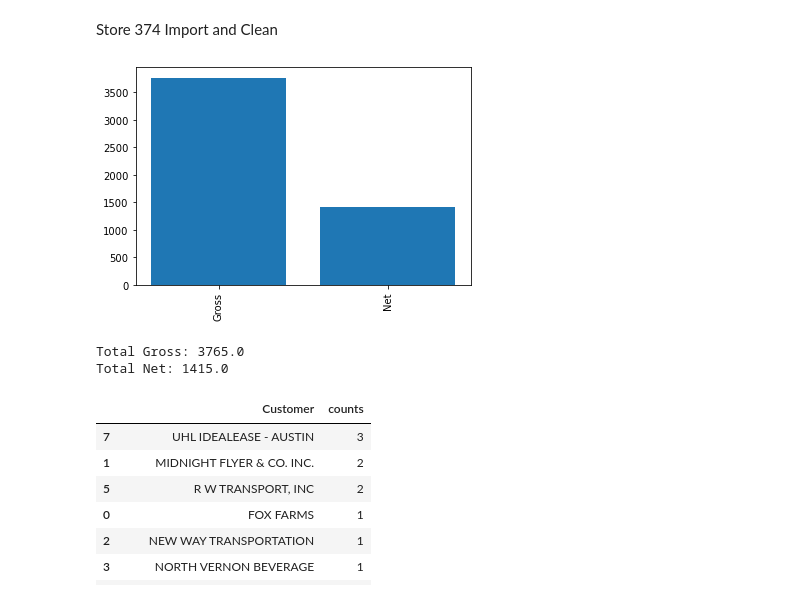
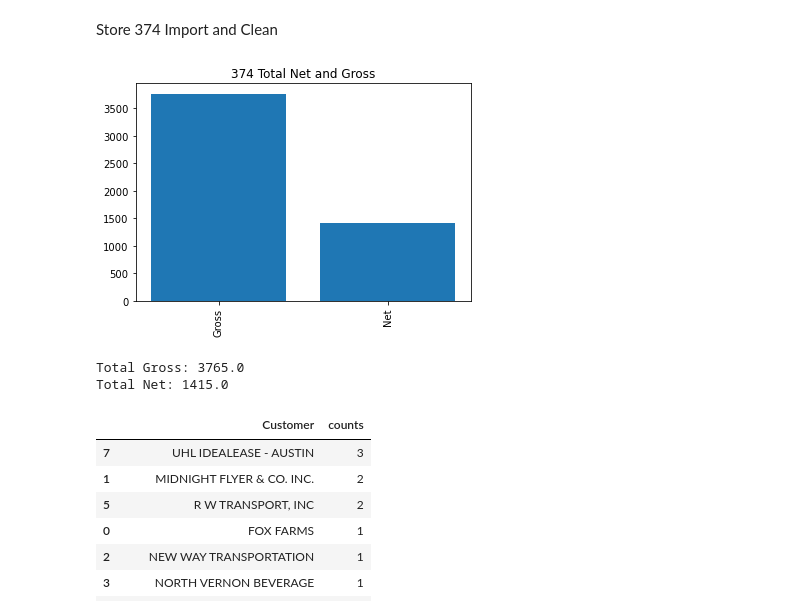
Before and after one commit to dmorton714/vis, a Jupyter notebook: import_ready.ipynb, the cells around one changed output. Cells and saved outputs as stored; diff of their text form; code cells hidden in the pictures.

```diff
--- a/import_ready.ipynb
+++ b/import_ready.ipynb
@@ -221,35 +222,35 @@ df3 = df3.dropna(how="all")
 Gross = df3.Qty * df3.Price
 df3['Gross'] = Gross.where(df3.Price == 'Qty', other=Gross)
 
 Net = df3.Qty * df3.Cost
 df3['Net'] = Net.where(df3.Cost == 'Qty', other=Net)
 
 Net = df3.Gross - df3.Net
 df3['Net'] = Net.where(df3.Gross == "Net", other=Net)
 
 # Graph for total time span imported
 
 Net_Gross274 = {
     'Gross' : df3['Gross'].sum(),
     'Net' : df3['Net'].sum()
 }
 
-
+plt.title("374 Total Net and Gross")
 data = Net_Gross274
 names = list(data.keys())
 values = list(data.values())
 
 plt.bar(range(len(data)), values, tick_label=names)
 plt.xticks(range(len(names)), names, rotation='vertical')
 plt.show()
 
 Total_Gross = df3['Gross'].sum()
 Total_net = df3['Net'].sum()
 
 print('Total Gross:',(Total_Gross))
 print('Total Net:',(Total_net))
 # %% [output]
-[figure, old version]
+[figure, new version]
 Total Gross: 3765.0
 Total Net: 1415.0
 # %%
```
Also changed, not shown: parts of 10 cells of this notebook, 1 other file.
